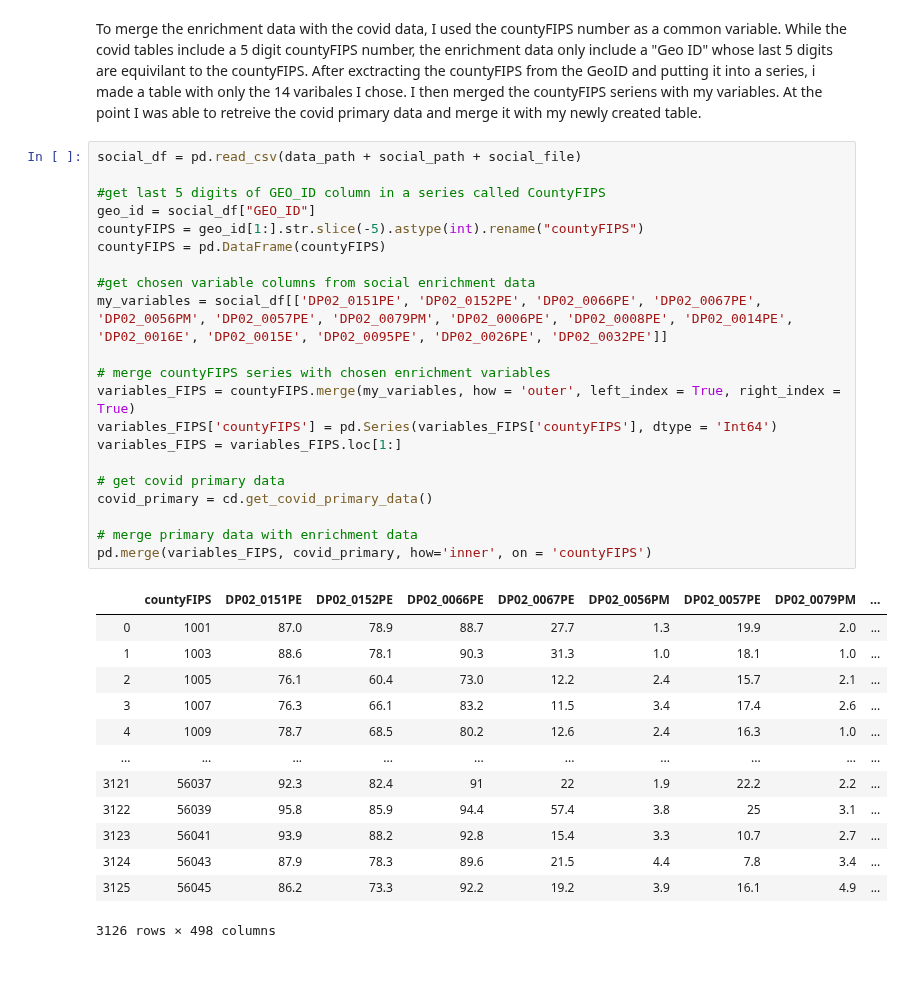
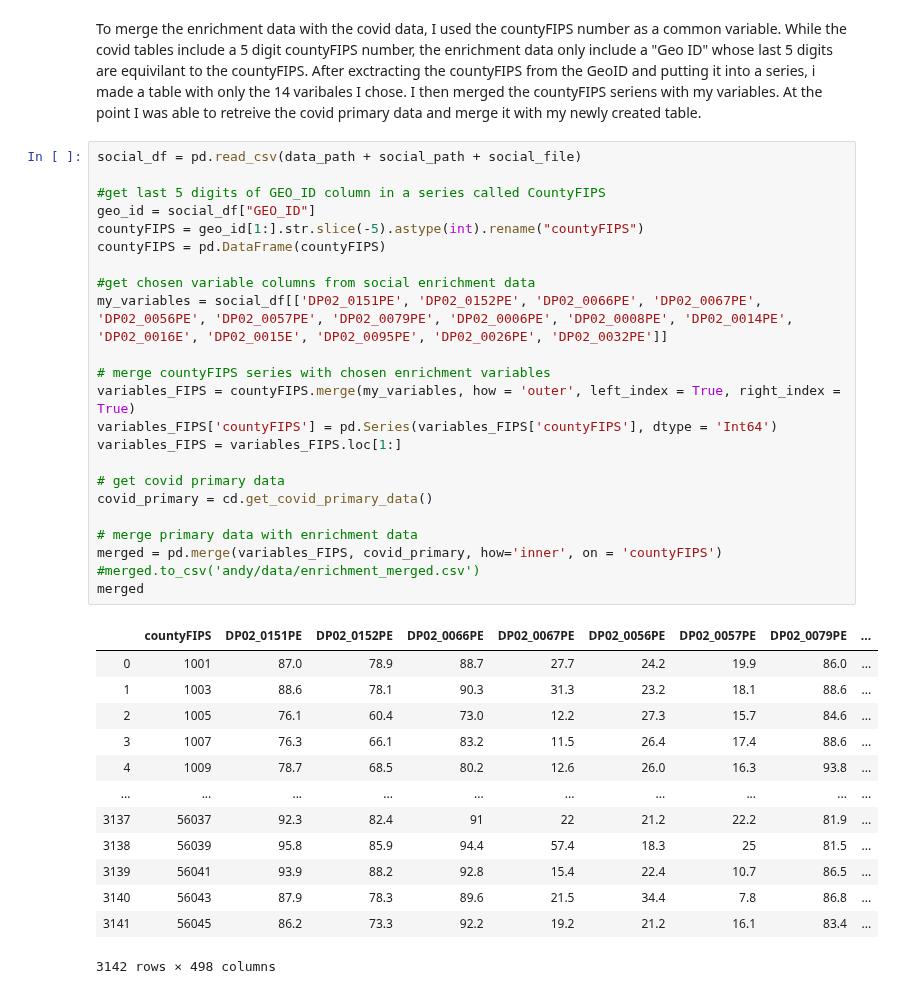
Before and after one commit to UNCG-CSE/COVID-Team-1, a Jupyter notebook: src/andy/stage_one.ipynb, the cells around one changed output. Drawn from its saved outputs; the diff is of its cells as text.

```diff
--- a/src/andy/stage_one.ipynb
+++ b/src/andy/stage_one.ipynb
@@ -158,35 +158,37 @@ To merge the enrichment data with the covid data, I used the countyFIPS number a
 # %%
 social_df = pd.read_csv(data_path + social_path + social_file)
 
 #get last 5 digits of GEO_ID column in a series called CountyFIPS
 geo_id = social_df["GEO_ID"]
 countyFIPS = geo_id[1:].str.slice(-5).astype(int).rename("countyFIPS")
 countyFIPS = pd.DataFrame(countyFIPS)
 
 #get chosen variable columns from social enrichment data
-my_variables = social_df[['DP02_0151PE', 'DP02_0152PE', 'DP02_0066PE', 'DP02_0067PE', 'DP02_0056PM', 'DP02_0057PE', 'DP02_0079PM', 'DP02_0006PE', 'DP02_0008PE', 'DP02_0014PE', 'DP02_0016E', 'DP02_0015E', 'DP02_0095PE', 'DP02_0026PE', 'DP02_0032PE']]
+my_variables = social_df[['DP02_0151PE', 'DP02_0152PE', 'DP02_0066PE', 'DP02_0067PE', 'DP02_0056PE', 'DP02_0057PE', 'DP02_0079PE', 'DP02_0006PE', 'DP02_0008PE', 'DP02_0014PE', 'DP02_0016E', 'DP02_0015E', 'DP02_0095PE', 'DP02_0026PE', 'DP02_0032PE']]
 
 # merge countyFIPS series with chosen enrichment variables
 variables_FIPS = countyFIPS.merge(my_variables, how = 'outer', left_index = True, right_index = True)
 variables_FIPS['countyFIPS'] = pd.Series(variables_FIPS['countyFIPS'], dtype = 'Int64')
 variables_FIPS = variables_FIPS.loc[1:]
 
 # get covid primary data
 covid_primary = cd.get_covid_primary_data()
 
 # merge primary data with enrichment data
-pd.merge(variables_FIPS, covid_primary, how='inner', on = 'countyFIPS')
+merged = pd.merge(variables_FIPS, covid_primary, how='inner', on = 'countyFIPS')
+#merged.to_csv('andy/data/enrichment_merged.csv')
+merged
 # %% [output]
-|  | countyFIPS | DP02_0151PE | DP02_0152PE | DP02_0066PE | DP02_0067PE | DP02_0056PM | DP02_0057PE | DP02_0079PM | ... |
-| 0 | 1001 | 87.0 | 78.9 | 88.7 | 27.7 | 1.3 | 19.9 | 2.0 | ... |
-| 1 | 1003 | 88.6 | 78.1 | 90.3 | 31.3 | 1.0 | 18.1 | 1.0 | ... |
-| 2 | 1005 | 76.1 | 60.4 | 73.0 | 12.2 | 2.4 | 15.7 | 2.1 | ... |
-| 3 | 1007 | 76.3 | 66.1 | 83.2 | 11.5 | 3.4 | 17.4 | 2.6 | ... |
-| 4 | 1009 | 78.7 | 68.5 | 80.2 | 12.6 | 2.4 | 16.3 | 1.0 | ... |
+|  | countyFIPS | DP02_0151PE | DP02_0152PE | DP02_0066PE | DP02_0067PE | DP02_0056PE | DP02_0057PE | DP02_0079PE | ... |
+| 0 | 1001 | 87.0 | 78.9 | 88.7 | 27.7 | 24.2 | 19.9 | 86.0 | ... |
+| 1 | 1003 | 88.6 | 78.1 | 90.3 | 31.3 | 23.2 | 18.1 | 88.6 | ... |
+| 2 | 1005 | 76.1 | 60.4 | 73.0 | 12.2 | 27.3 | 15.7 | 84.6 | ... |
+| 3 | 1007 | 76.3 | 66.1 | 83.2 | 11.5 | 26.4 | 17.4 | 88.6 | ... |
+| 4 | 1009 | 78.7 | 68.5 | 80.2 | 12.6 | 26.0 | 16.3 | 93.8 | ... |
 | ... | ... | ... | ... | ... | ... | ... | ... | ... | ... |
-| 3121 | 56037 | 92.3 | 82.4 | 91 | 22 | 1.9 | 22.2 | 2.2 | ... |
-| 3122 | 56039 | 95.8 | 85.9 | 94.4 | 57.4 | 3.8 | 25 | 3.1 | ... |
-| 3123 | 56041 | 93.9 | 88.2 | 92.8 | 15.4 | 3.3 | 10.7 | 2.7 | ... |
-| 3124 | 56043 | 87.9 | 78.3 | 89.6 | 21.5 | 4.4 | 7.8 | 3.4 | ... |
-| 3125 | 56045 | 86.2 | 73.3 | 92.2 | 19.2 | 3.9 | 16.1 | 4.9 | ... |
+| 3137 | 56037 | 92.3 | 82.4 | 91 | 22 | 21.2 | 22.2 | 81.9 | ... |
+| 3138 | 56039 | 95.8 | 85.9 | 94.4 | 57.4 | 18.3 | 25 | 81.5 | ... |
+| 3139 | 56041 | 93.9 | 88.2 | 92.8 | 15.4 | 22.4 | 10.7 | 86.5 | ... |
+| 3140 | 56043 | 87.9 | 78.3 | 89.6 | 21.5 | 34.4 | 7.8 | 86.8 | ... |
+| 3141 | 56045 | 86.2 | 73.3 | 92.2 | 19.2 | 21.2 | 16.1 | 83.4 | ... |
-3126 rows × 498 columns
+3142 rows × 498 columns
```
Also changed, not shown: 2 other files.
